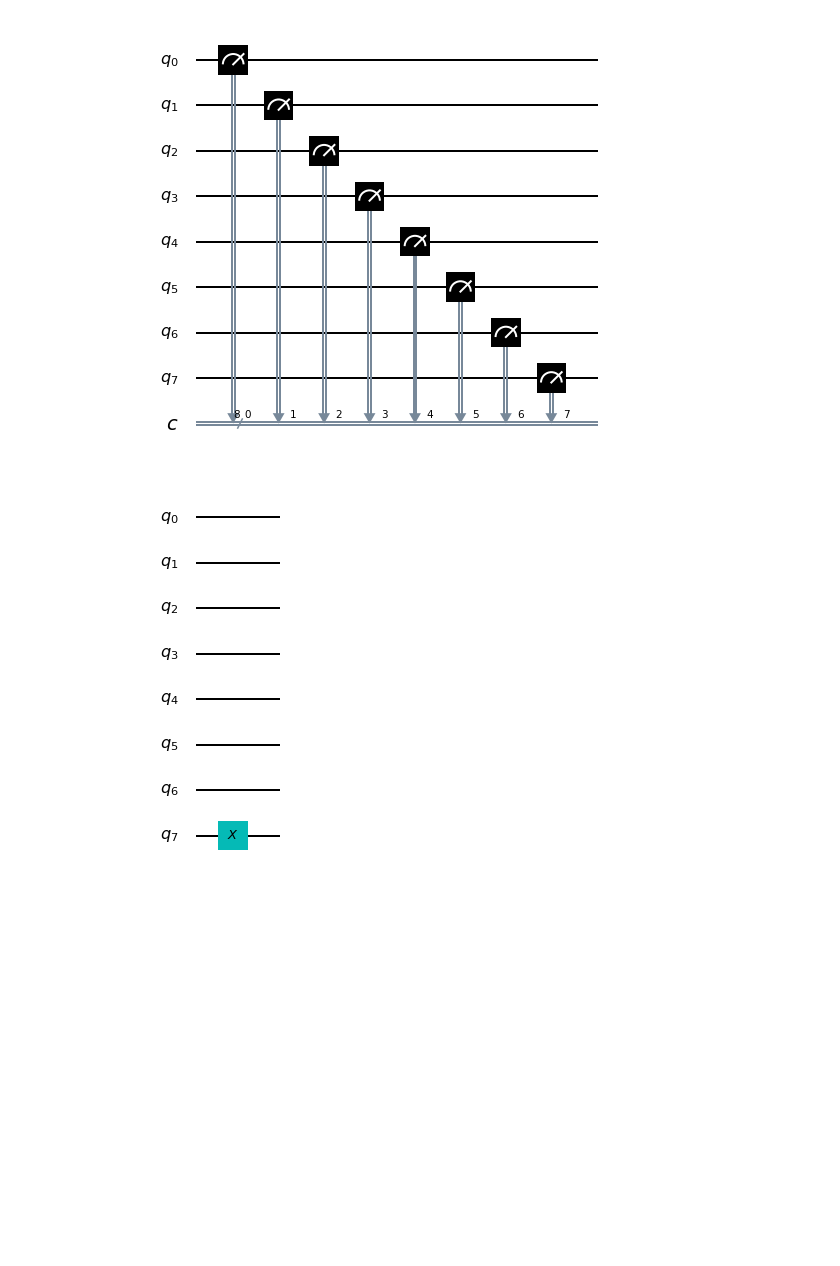
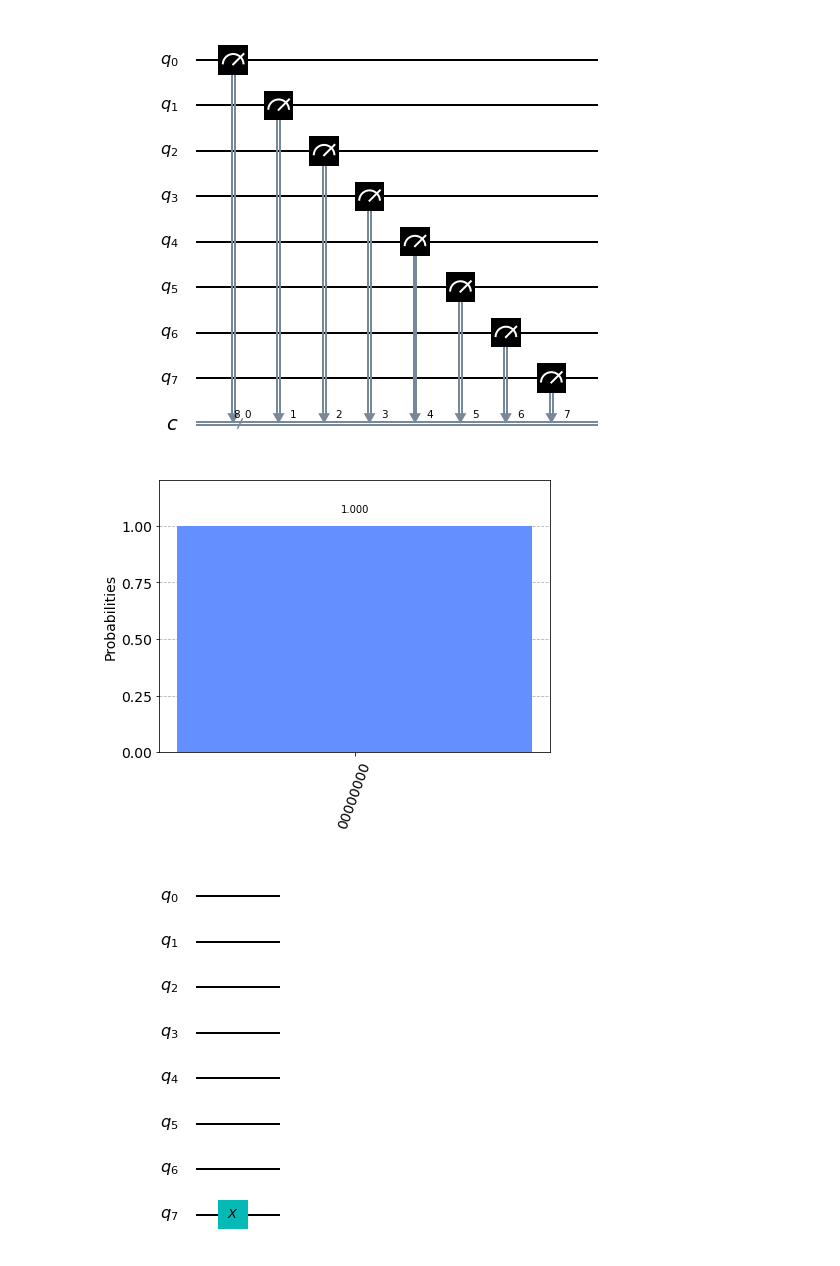
Before and after one commit to ertogrul/q-way, a Jupyter notebook: 007-atoms-of-computation.ipynb, the cells around one changed output. Cells and saved outputs as stored; diff of their text form; code cells hidden in the pictures; blank space fills up the shorter version.

```diff
--- a/007-atoms-of-computation.ipynb
+++ b/007-atoms-of-computation.ipynb
@@ -16,6 +17,19 @@ for j in range(n):
 qc_output.draw()
 # %% [output]
 [figure]
+# %%
+# sim = Aer.get_backend('aer_simulator')  # this is the simulator we'll use
+# sim = Aer.get_backend('aer_simulator_statevector')
+sim = Aer.get_backend('statevector_simulator')
+qobj = assemble(qc_output)  # this turns the circuit into an object our backend can run
+result = sim.run(qobj).result()  # we run the experiment and get the result from that experiment
+# from the results, we get a dictionary containing the number of times (counts)
+# each result appeared
+counts = result.get_counts()
+# and display it on a histogram
+plot_histogram(counts)
+# %% [output]
+[figure, added]
 # %%
 qc_encode = QuantumCircuit(n)
 qc_encode.x(7)
```
Also changed, not shown: parts of 2 cells of this notebook, 3 other files.
